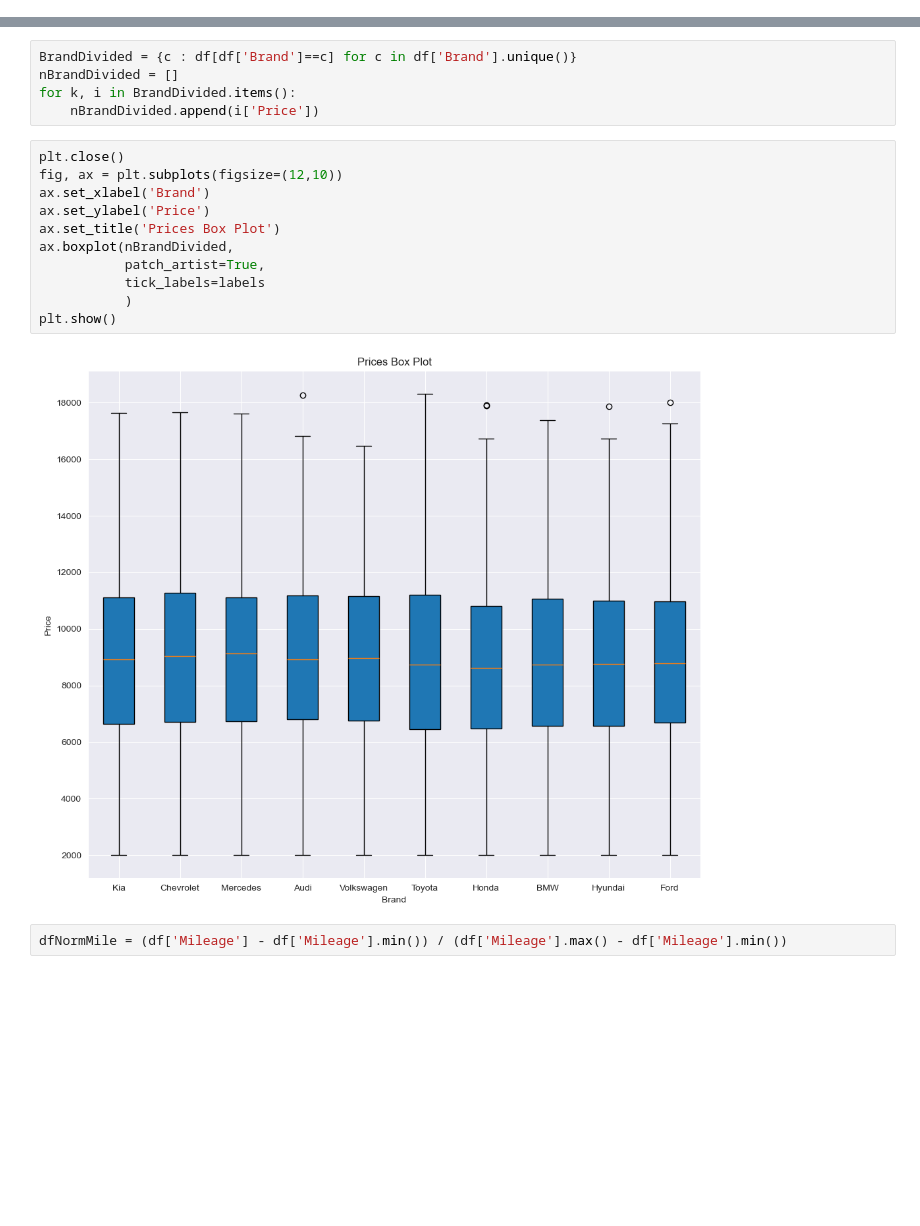
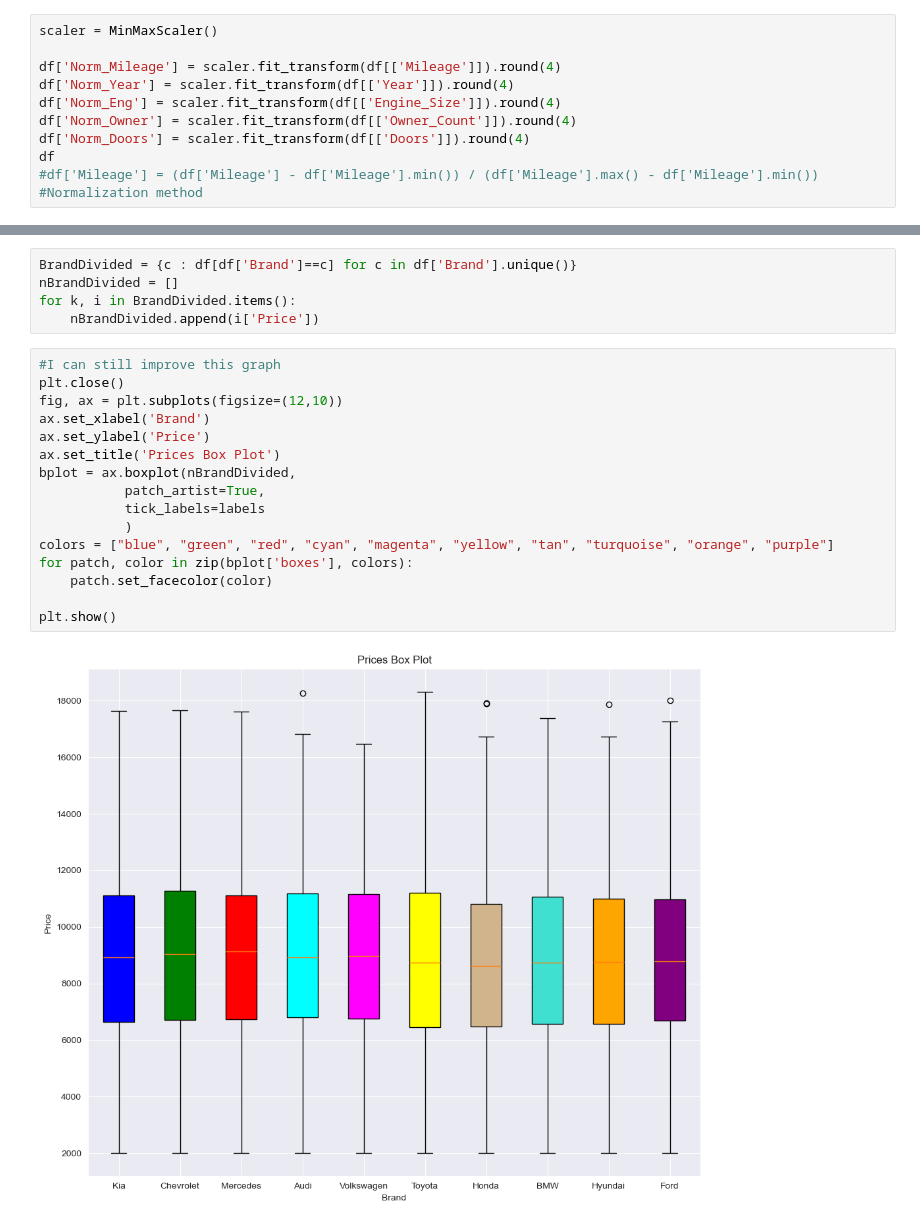
Before and after one commit to EmilianoDeLaGarzaVillarreal/CarPriceAnalysis, a Jupyter notebook: sample.ipynb, the cells around one changed output, grey strips where cells are left out. Saved outputs shown, nothing was run; the diff lists cells and outputs as text; blank space fills up the shorter version.

```diff
--- a/sample.ipynb
+++ b/sample.ipynb
@@ -59,0 +64,11 @@ df.head()
+# %%
+scaler = MinMaxScaler()
+
+df['Norm_Mileage'] = scaler.fit_transform(df[['Mileage']]).round(4)
+df['Norm_Year'] = scaler.fit_transform(df[['Year']]).round(4)
+df['Norm_Eng'] = scaler.fit_transform(df[['Engine_Size']]).round(4)
+df['Norm_Owner'] = scaler.fit_transform(df[['Owner_Count']]).round(4)
+df['Norm_Doors'] = scaler.fit_transform(df[['Doors']]).round(4)
+df
+#df['Mileage'] = (df['Mileage'] - df['Mileage'].min()) / (df['Mileage'].max() - df['Mileage'].min())
+#Normalization method
@@ -93,17 +123,20 @@ nBrandDivided = []
 for k, i in BrandDivided.items():
     nBrandDivided.append(i['Price'])
 # %%
+#I can still improve this graph
 plt.close()
 fig, ax = plt.subplots(figsize=(12,10))
 ax.set_xlabel('Brand')
 ax.set_ylabel('Price')
 ax.set_title('Prices Box Plot')
-ax.boxplot(nBrandDivided,
+bplot = ax.boxplot(nBrandDivided,
            patch_artist=True,
            tick_labels=labels
            )
+colors = ["blue", "green", "red", "cyan", "magenta", "yellow", "tan", "turquoise", "orange", "purple"]
+for patch, color in zip(bplot['boxes'], colors):
+    patch.set_facecolor(color)
+
 plt.show()
 # %% [output]
-[figure, old version]
+[figure, new version]
-# %%
-dfNormMile = (df['Mileage'] - df['Mileage'].min()) / (df['Mileage'].max() - df['Mileage'].min())
```
Also changed, not shown: parts of 9 cells of this notebook.
